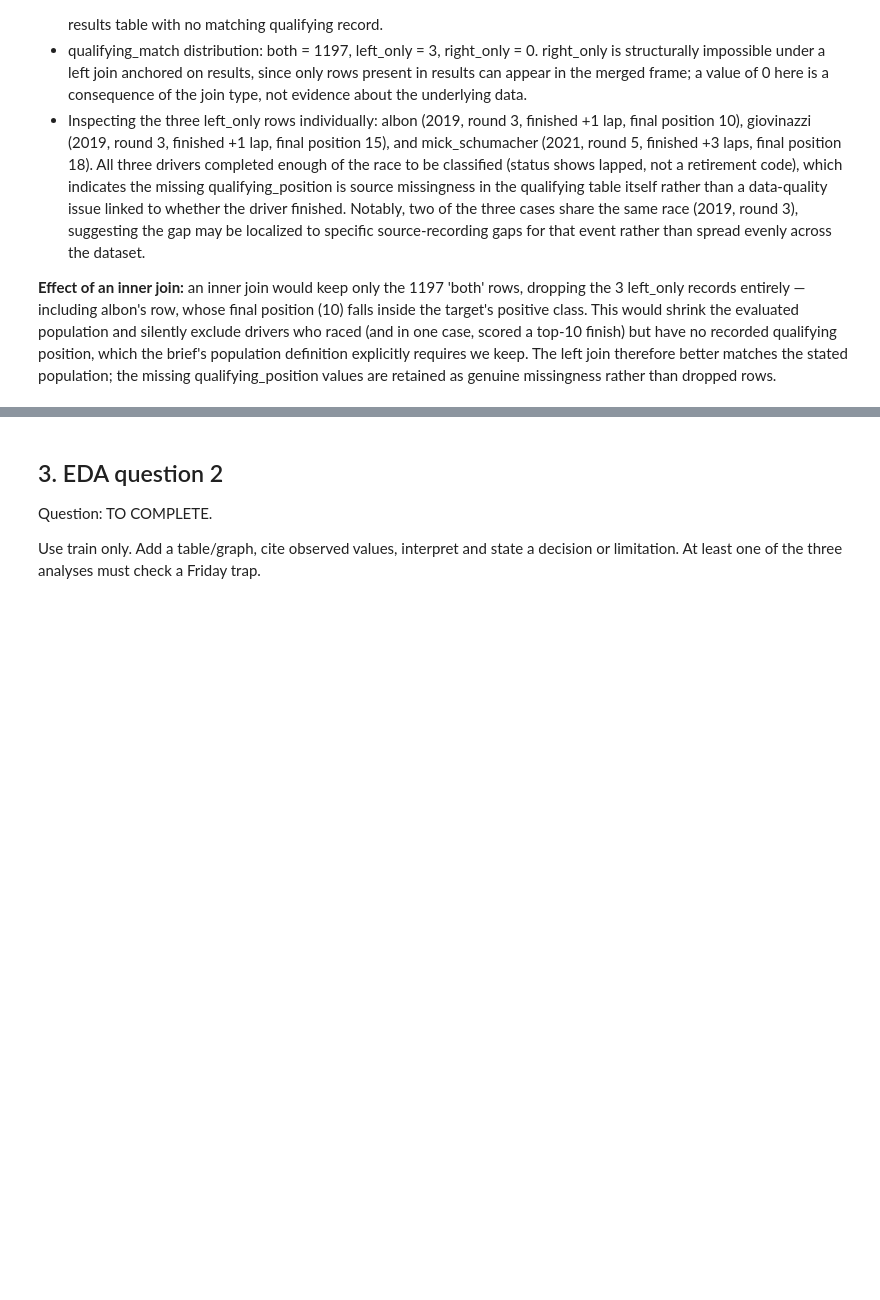
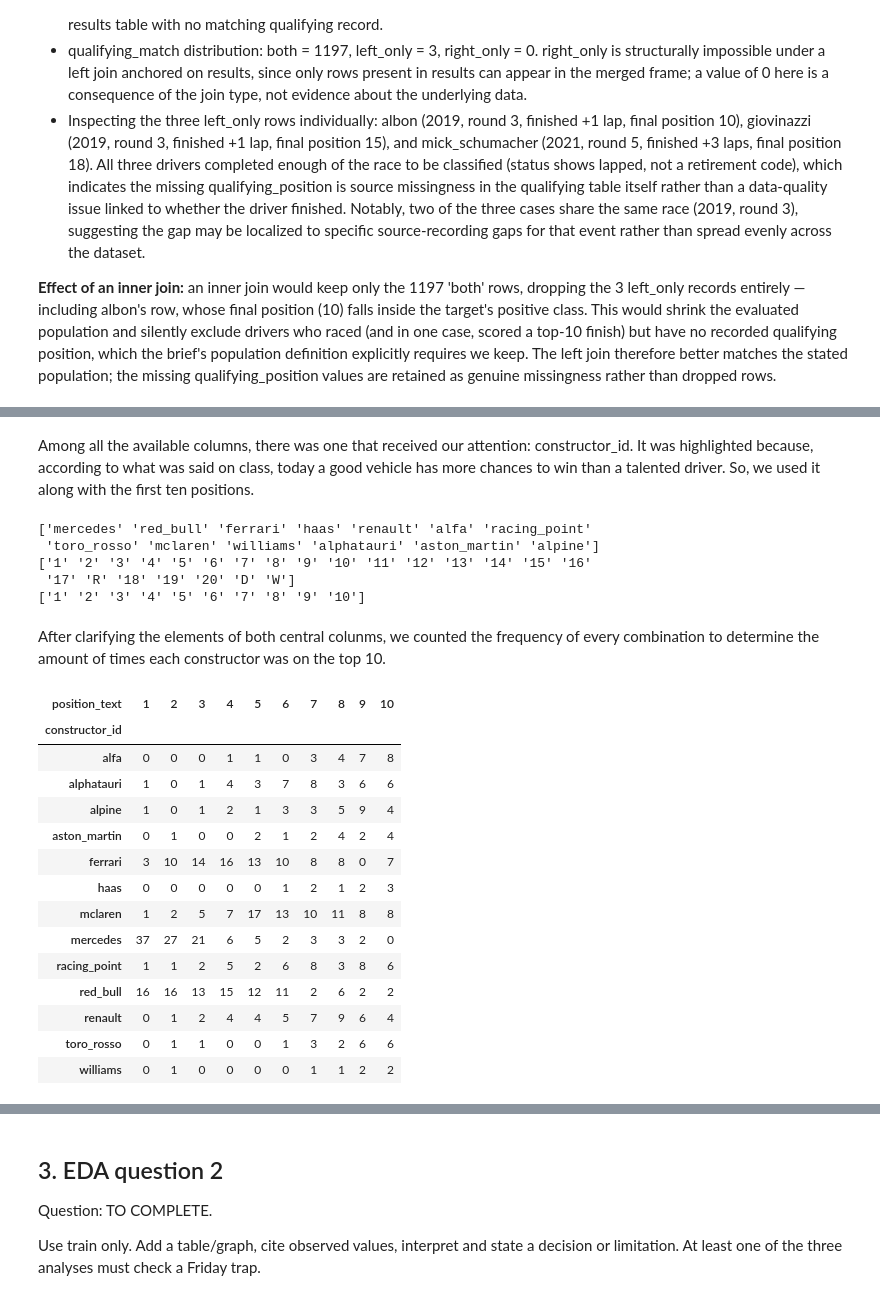
Before and after one commit to skypeceo/Lab_01_IA_Workshop, a Jupyter notebook: labs/lab_01/Lab01_EDA_Baselines_Student_v1.ipynb, the cells around one changed output, grey strips where cells are left out. Drawn from its saved outputs; the diff is of its cells as text; code cells hidden in the pictures; blank space fills up the shorter version.

```diff
--- a/labs/lab_01/Lab01_EDA_Baselines_Student_v1.ipynb
+++ b/labs/lab_01/Lab01_EDA_Baselines_Student_v1.ipynb
@@ -128,0 +179,39 @@ Use train only. Add a table/graph, cite observed values, interpret and state a d
+# %% [markdown]
+Among all the available columns, there was one that received our attention: constructor_id. It was highlighted because, according to what was said on class, today a good vehicle has more chances to win than a talented driver. So, we used it along with the first ten positions.
+# %%
+# Step 2: extracting relevant data to study
+constructors = train['constructor_id'].unique()
+positionstxt = train['position_text'].unique()
+positionstxt10 = positionstxt[:10]
+print(constructors)
+print(positionstxt)
+print(positionstxt10)
+# %% [output]
+['mercedes' 'red_bull' 'ferrari' 'haas' 'renault' 'alfa' 'racing_point'
+ 'toro_rosso' 'mclaren' 'williams' 'alphatauri' 'aston_martin' 'alpine']
+['1' '2' '3' '4' '5' '6' '7' '8' '9' '10' '11' '12' '13' '14' '15' '16'
+ '17' 'R' '18' '19' '20' 'D' 'W']
+['1' '2' '3' '4' '5' '6' '7' '8' '9' '10']
+# %% [markdown]
+After clarifying the elements of both central colunms, we counted the frequency of every combination to determine the amount of times each constructor was on the top 10.
+# %%
+# Step 3: matching the two variables
+trainCnstr = pd.crosstab(train['constructor_id'], train['position_text'])
+trainCnstr1 = trainCnstr[positionstxt10]
+display(trainCnstr1)
+# %% [output]
+| position_text | 1 | 2 | 3 | 4 | 5 | 6 | 7 | 8 | 9 | 10 |
+| constructor_id |  |  |  |  |  |  |  |  |  |  |
+| alfa | 0 | 0 | 0 | 1 | 1 | 0 | 3 | 4 | 7 | 8 |
+| alphatauri | 1 | 0 | 1 | 4 | 3 | 7 | 8 | 3 | 6 | 6 |
+| alpine | 1 | 0 | 1 | 2 | 1 | 3 | 3 | 5 | 9 | 4 |
+| aston_martin | 0 | 1 | 0 | 0 | 2 | 1 | 2 | 4 | 2 | 4 |
+| ferrari | 3 | 10 | 14 | 16 | 13 | 10 | 8 | 8 | 0 | 7 |
+| haas | 0 | 0 | 0 | 0 | 0 | 1 | 2 | 1 | 2 | 3 |
+| mclaren | 1 | 2 | 5 | 7 | 17 | 13 | 10 | 11 | 8 | 8 |
+| mercedes | 37 | 27 | 21 | 6 | 5 | 2 | 3 | 3 | 2 | 0 |
+| racing_point | 1 | 1 | 2 | 5 | 2 | 6 | 8 | 3 | 8 | 6 |
+| red_bull | 16 | 16 | 13 | 15 | 12 | 11 | 2 | 6 | 2 | 2 |
+| renault | 0 | 1 | 2 | 4 | 4 | 5 | 7 | 9 | 6 | 4 |
+| toro_rosso | 0 | 1 | 1 | 0 | 0 | 1 | 3 | 2 | 6 | 6 |
+| williams | 0 | 1 | 0 | 0 | 0 | 0 | 1 | 1 | 2 | 2 |
```
Also changed, not shown: parts of 7 cells of this notebook.
